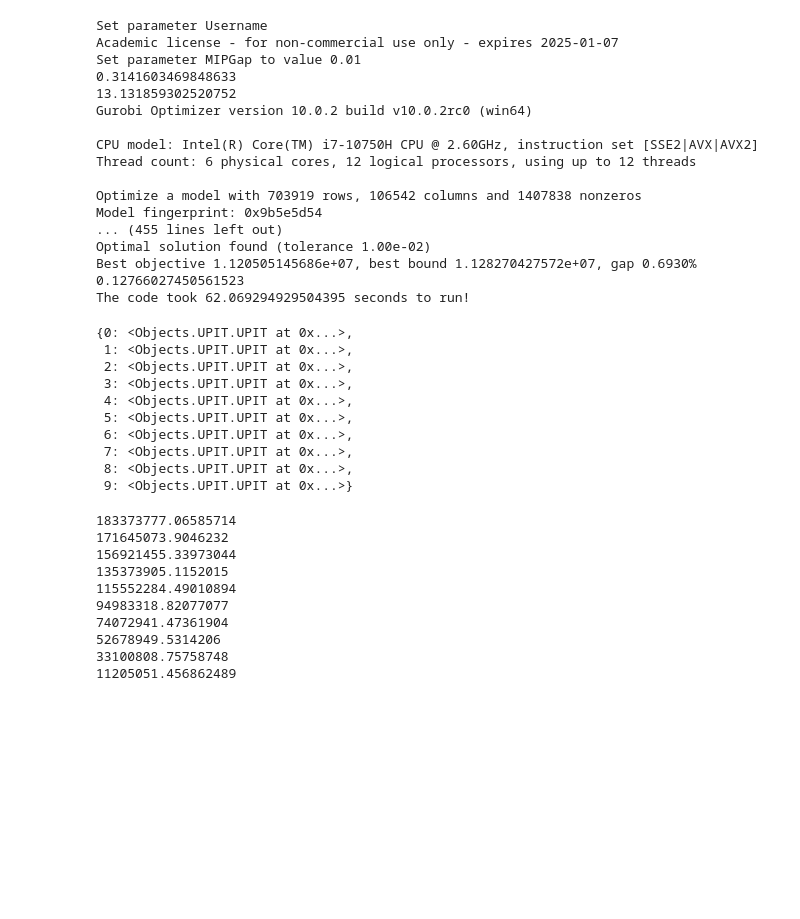
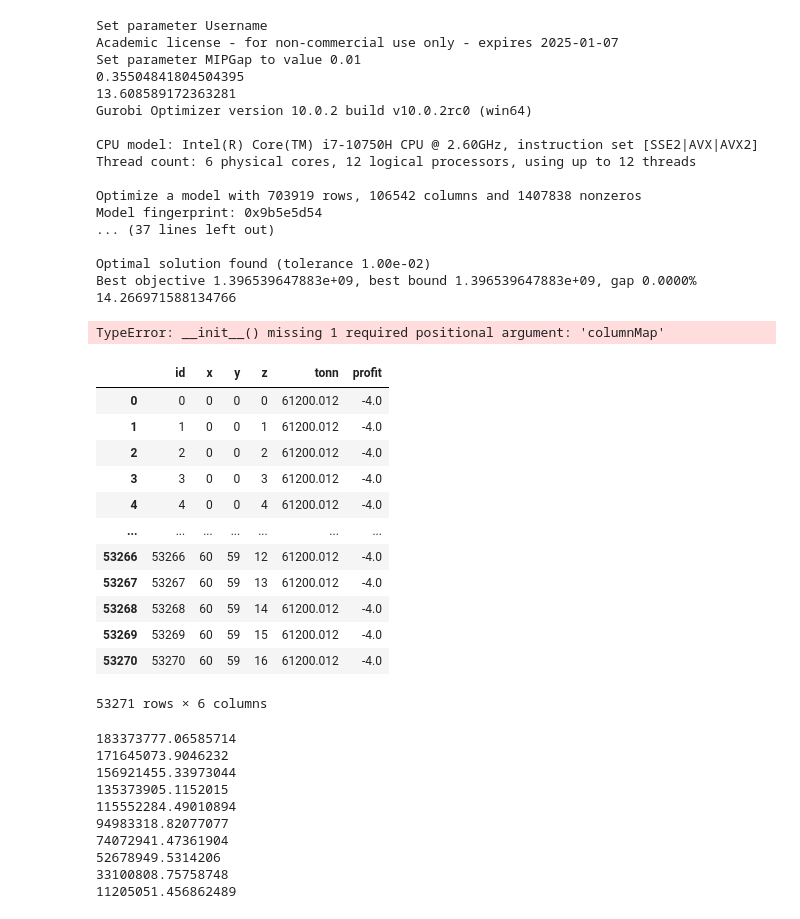
Before and after one commit to haydermbs/MinePlant, a Jupyter notebook: src/notebook.ipynb, the cells around one changed output. Saved outputs shown, nothing was run; the diff lists cells and outputs as text; code cells hidden in the pictures; blank space fills up the shorter version.

Commit message:
Added new datasets for testing and implementing columnMap

```diff
--- a/src/notebook.ipynb
+++ b/src/notebook.ipynb
@@ -6,7 +6,7 @@ from Objects.UPITSequence import UPITSequence
 from Objects.Parameters import Parameters
 
 
-data = Dataset("dataset_marvin_UPIT.csv")
+data = Dataset("OriginalData\datasetmarvin.csv", {0: 'id', 1: 'x', 2: 'y', 3: 'z', 4: 'tonn', 7: 'profit'})
 param = Parameters(45, 60 * 10**6, 20 * 10**6, 3)
 
 sequences = UPITSequence(data, param)
@@ -15,8 +15,8 @@ sequences.run()
 Set parameter Username
 Academic license - for non-commercial use only - expires 2025-01-07
 Set parameter MIPGap to value 0.01
-0.3141603469848633
-13.131859302520752
+0.35504841804504395
+13.608589172363281
 Gurobi Optimizer version 10.0.2 build v10.0.2rc0 (win64)
 
 CPU model: Intel(R) Core(TM) i7-10750H CPU @ 2.60GHz, instruction set [SSE2|AVX|AVX2]
@@ -24,21 +24,28 @@ Thread count: 6 physical cores, 12 logical processors, using up to 12 threads
 
 Optimize a model with 703919 rows, 106542 columns and 1407838 nonzeros
 Model fingerprint: 0x9b5e5d54
-... (455 lines left out)
+... (37 lines left out)
+
 Optimal solution found (tolerance 1.00e-02)
-Best objective 1.120505145686e+07, best bound 1.128270427572e+07, gap 0.6930%
-0.12766027450561523
-The code took 62.069294929504395 seconds to run!
+Best objective 1.396539647883e+09, best bound 1.396539647883e+09, gap 0.0000%
+14.266971588134766
-{0: <Objects.UPIT.UPIT at 0x...>,
- 1: <Objects.UPIT.UPIT at 0x...>,
- 2: <Objects.UPIT.UPIT at 0x...>,
- 3: <Objects.UPIT.UPIT at 0x...>,
- 4: <Objects.UPIT.UPIT at 0x...>,
- 5: <Objects.UPIT.UPIT at 0x...>,
- 6: <Objects.UPIT.UPIT at 0x...>,
- 7: <Objects.UPIT.UPIT at 0x...>,
- 8: <Objects.UPIT.UPIT at 0x...>,
- 9: <Objects.UPIT.UPIT at 0x...>}
+TypeError: __init__() missing 1 required positional argument: 'columnMap'
+# %%
+sequences.dataset.dataSet
+# %% [output]
+|  | id | x | y | z | tonn | profit |
+| 0 | 0 | 0 | 0 | 0 | 61200.012 | -4.0 |
+| 1 | 1 | 0 | 0 | 1 | 61200.012 | -4.0 |
+| 2 | 2 | 0 | 0 | 2 | 61200.012 | -4.0 |
+| 3 | 3 | 0 | 0 | 3 | 61200.012 | -4.0 |
+| 4 | 4 | 0 | 0 | 4 | 61200.012 | -4.0 |
+| ... | ... | ... | ... | ... | ... | ... |
+| 53266 | 53266 | 60 | 59 | 12 | 61200.012 | -4.0 |
+| 53267 | 53267 | 60 | 59 | 13 | 61200.012 | -4.0 |
+| 53268 | 53268 | 60 | 59 | 14 | 61200.012 | -4.0 |
+| 53269 | 53269 | 60 | 59 | 15 | 61200.012 | -4.0 |
+| 53270 | 53270 | 60 | 59 | 16 | 61200.012 | -4.0 |
+53271 rows × 6 columns
 # %%
 for upit in sequences.sequences.values():
     print(upit.model.objVal)
```
Also changed, not shown: 15 other files.
